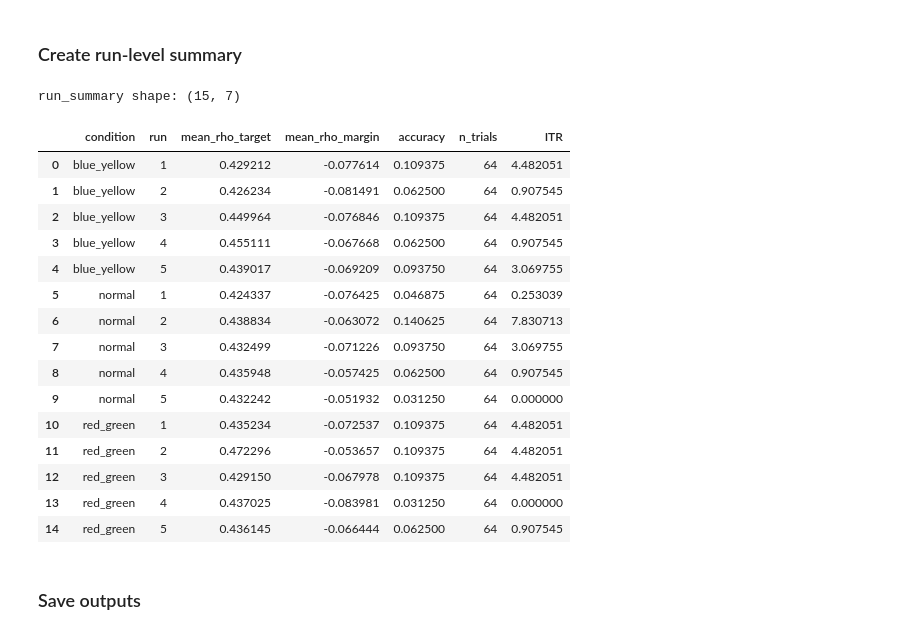
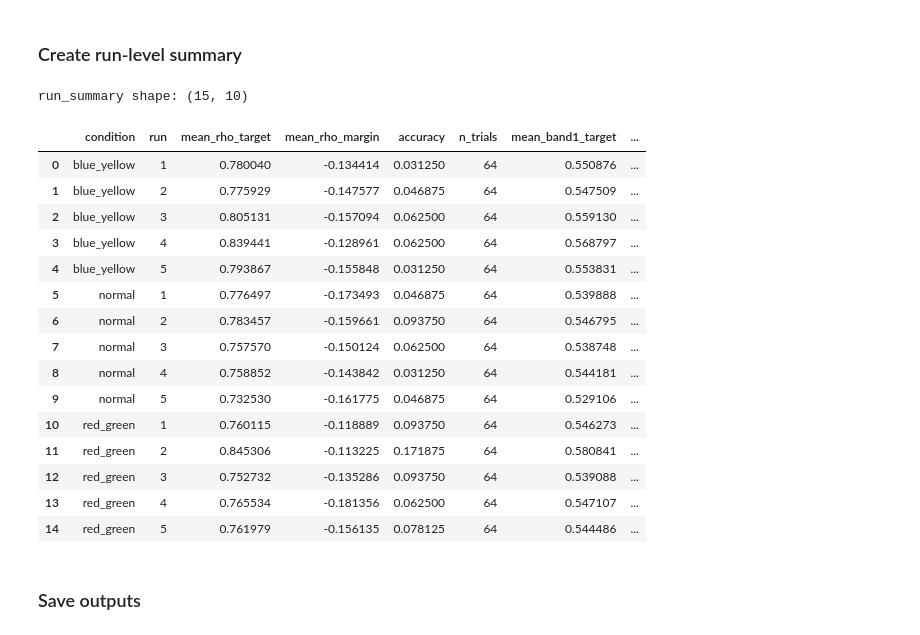
Before and after one commit to cogs189-team3/OpenVEP, a Jupyter notebook: notebooks/feature_extraction_and_classification.ipynb, the cells around one changed output. Saved outputs shown, nothing was run; the diff lists cells and outputs as text; code cells hidden in the pictures.

Commit message:
filter bank test

```diff
--- a/notebooks/feature_extraction_and_classification.ipynb
+++ b/notebooks/feature_extraction_and_classification.ipynb
@@ -36,9 +37,16 @@ N_SAMPLES_STIM = 300        # Number of samples in the stimulus window
 TRIAL_DURATION = N_SAMPLES_STIM / FS   # 300 / 250 = 1.2 seconds
 
 # Number of harmonics used to build reference signals
-N_HARMONICS = 2
+N_HARMONICS = 5
 
-# (Keeping this small makes the analysis easier)
+# Filter-bank settings
+FILTER_BANKS = [
+    (6.0, 40.0),
+    (14.0, 40.0),
+    (22.0, 40.0),
+]
+
+FILTER_WEIGHTS = np.arange(1, len(FILTER_BANKS) + 1) ** (-1.25) + 0.25
 # %% [markdown]
 ### Load inputs
 # %%
@@ -246,7 +333,8 @@ for i in range(len(trial_metadata)):
     # Get the true class label for this trial
     true_label = int(trial_metadata.loc[i, "true_label"])
 
-    # Compute one CCA score for each of the 32 classes
+    '''
+        # Compute one CCA score for each of the 32 classes
     rho_all = []
     for ref_signal in reference_signals:
         rho = cca_score(eeg_trial, ref_signal)
@@ -254,6 +342,14 @@ for i in range(len(trial_metadata)):
 
     # Convert the list to a numpy array for easier indexing
     rho_all = np.array(rho_all)
+    '''
+    rho_all, band_scores = fbcca_scores(
+        eeg_trial=eeg_trial,
+        reference_signals=reference_signals,
+        fs=FS,
+        filter_banks=FILTER_BANKS,
+        filter_weights=FILTER_WEIGHTS,
+    )
 
     # Predicted label = the class with the highest CCA score
     predicted_label = int(np.argmax(rho_all))
@@ -289,6 +385,11 @@ for i in range(len(trial_metadata)):
         "rho_target": rho_target,
         "rho_max": rho_max,
         "rho_margin": rho_margin,
+        ## below: added for FBCCA
+        "best_incorrect_score": rho_best_other,
+        "band1_target_score": float(band_scores[0, true_label]),
+        "band2_target_score": float(band_scores[1, true_label]),
+        "band3_target_score": float(band_scores[2, true_label]),
     })
 # %% [markdown]
 ### Create trial-level results table
@@ -322,50 +423,55 @@ run_summary = (
     .agg(
         # H1 summaries
         mean_rho_target=("rho_target", "mean"),
         mean_rho_margin=("rho_margin", "mean"),
 
         # H3 summary
         accuracy=("correct", "mean"),
 
         # Number of trials in each run
         n_trials=("correct", "size"),
+
+        # added for FBCCA
+        mean_band1_target=("band1_target_score", "mean"),
+        mean_band2_target=("band2_target_score", "mean"),
+        mean_band3_target=("band3_target_score", "mean"),
     )
 )
 
 # Compute ITR from run-level accuracy
 run_summary["ITR"] = run_summary["accuracy"].apply(
     lambda acc: compute_itr(
         accuracy=acc,
         n_classes=N_CLASSES,
         trial_duration=TRIAL_DURATION
     )
 )
 
 # Sort rows for readability
 run_summary = run_summary.sort_values(
     by=["condition", "run"]
 ).reset_index(drop=True)
 
 print("run_summary shape:", run_summary.shape)
 run_summary
 # %% [output]
-run_summary shape: (15, 7)
+run_summary shape: (15, 10)
-|  | condition | run | mean_rho_target | mean_rho_margin | accuracy | n_trials | ITR |
-| 0 | blue_yellow | 1 | 0.429212 | -0.077614 | 0.109375 | 64 | 4.482051 |
-| 1 | blue_yellow | 2 | 0.426234 | -0.081491 | 0.062500 | 64 | 0.907545 |
-| 2 | blue_yellow | 3 | 0.449964 | -0.076846 | 0.109375 | 64 | 4.482051 |
-| 3 | blue_yellow | 4 | 0.455111 | -0.067668 | 0.062500 | 64 | 0.907545 |
-| 4 | blue_yellow | 5 | 0.439017 | -0.069209 | 0.093750 | 64 | 3.069755 |
-| 5 | normal | 1 | 0.424337 | -0.076425 | 0.046875 | 64 | 0.253039 |
-| 6 | normal | 2 | 0.438834 | -0.063072 | 0.140625 | 64 | 7.830713 |
-| 7 | normal | 3 | 0.432499 | -0.071226 | 0.093750 | 64 | 3.069755 |
-| 8 | normal | 4 | 0.435948 | -0.057425 | 0.062500 | 64 | 0.907545 |
-| 9 | normal | 5 | 0.432242 | -0.051932 | 0.031250 | 64 | 0.000000 |
-| 10 | red_green | 1 | 0.435234 | -0.072537 | 0.109375 | 64 | 4.482051 |
-| 11 | red_green | 2 | 0.472296 | -0.053657 | 0.109375 | 64 | 4.482051 |
-| 12 | red_green | 3 | 0.429150 | -0.067978 | 0.109375 | 64 | 4.482051 |
-| 13 | red_green | 4 | 0.437025 | -0.083981 | 0.031250 | 64 | 0.000000 |
-| 14 | red_green | 5 | 0.436145 | -0.066444 | 0.062500 | 64 | 0.907545 |
+|  | condition | run | mean_rho_target | mean_rho_margin | accuracy | n_trials | mean_band1_target | ... |
+| 0 | blue_yellow | 1 | 0.780040 | -0.134414 | 0.031250 | 64 | 0.550876 | ... |
+| 1 | blue_yellow | 2 | 0.775929 | -0.147577 | 0.046875 | 64 | 0.547509 | ... |
+| 2 | blue_yellow | 3 | 0.805131 | -0.157094 | 0.062500 | 64 | 0.559130 | ... |
+| 3 | blue_yellow | 4 | 0.839441 | -0.128961 | 0.062500 | 64 | 0.568797 | ... |
+| 4 | blue_yellow | 5 | 0.793867 | -0.155848 | 0.031250 | 64 | 0.553831 | ... |
+| 5 | normal | 1 | 0.776497 | -0.173493 | 0.046875 | 64 | 0.539888 | ... |
+| 6 | normal | 2 | 0.783457 | -0.159661 | 0.093750 | 64 | 0.546795 | ... |
+| 7 | normal | 3 | 0.757570 | -0.150124 | 0.062500 | 64 | 0.538748 | ... |
+| 8 | normal | 4 | 0.758852 | -0.143842 | 0.031250 | 64 | 0.544181 | ... |
+| 9 | normal | 5 | 0.732530 | -0.161775 | 0.046875 | 64 | 0.529106 | ... |
+| 10 | red_green | 1 | 0.760115 | -0.118889 | 0.093750 | 64 | 0.546273 | ... |
+| 11 | red_green | 2 | 0.845306 | -0.113225 | 0.171875 | 64 | 0.580841 | ... |
+| 12 | red_green | 3 | 0.752732 | -0.135286 | 0.093750 | 64 | 0.539088 | ... |
+| 13 | red_green | 4 | 0.765534 | -0.181356 | 0.062500 | 64 | 0.547107 | ... |
+| 14 | red_green | 5 | 0.761979 | -0.156135 | 0.078125 | 64 | 0.544486 | ... |
 # %% [markdown]
 ### Save outputs
 # %%
```
Also changed, not shown: parts of 4 cells of this notebook, 3 other files.
